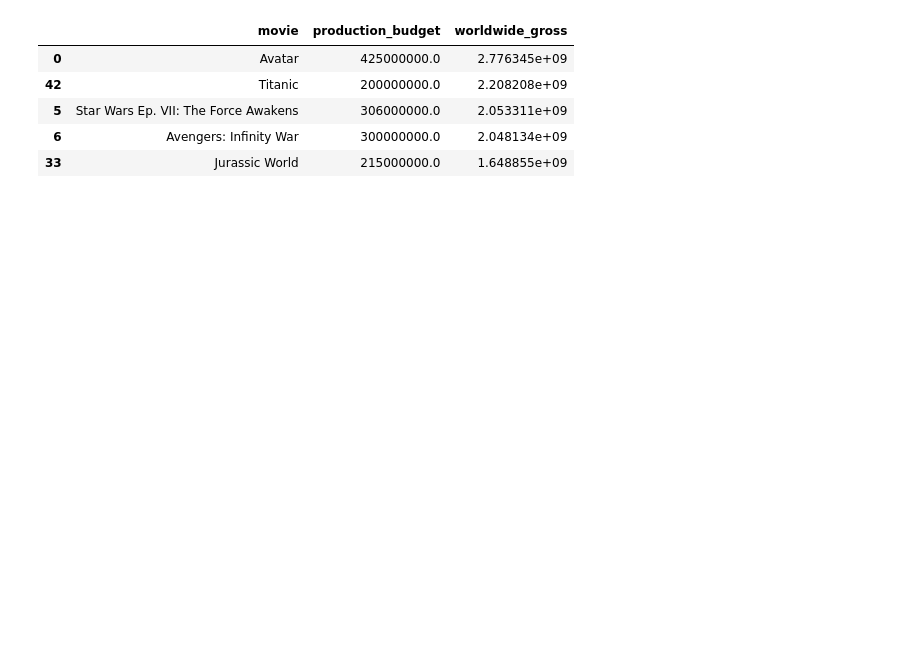
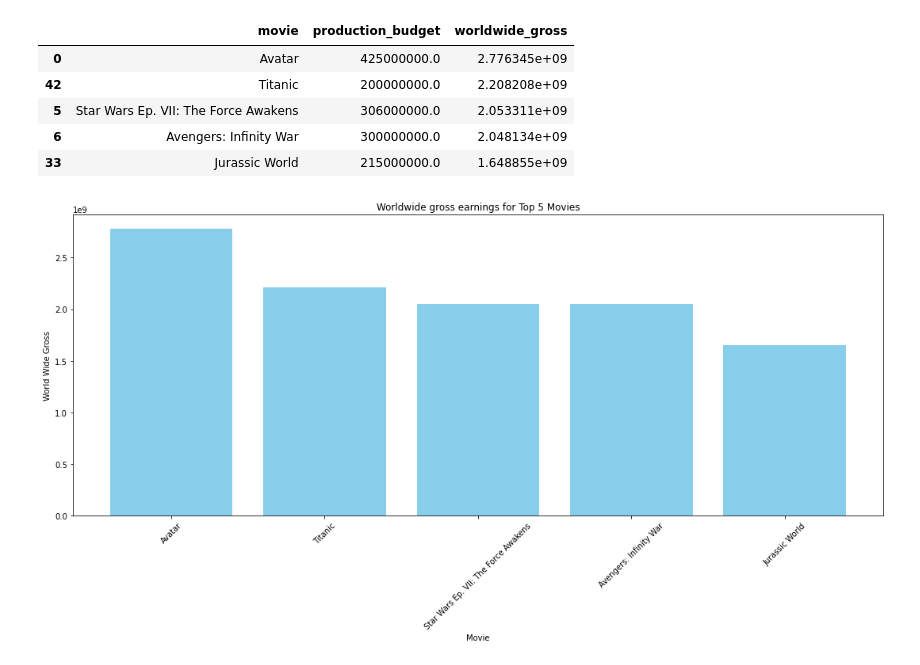
Before and after one commit to EdwinMbuthia/Project1, a Jupyter notebook: index.ipynb, the cells around one changed output. Cells and saved outputs as stored; diff of their text form; code cells hidden in the pictures; blank space fills up the shorter version.

Commit message:
Bar Graphs of WorldWide Gross Earnings and Production Budget for the top 5 highest earning Movies

```diff
--- a/index.ipynb
+++ b/index.ipynb
@@ -406,3 +406,14 @@ top_5_movies
 | 5 | Star Wars Ep. VII: The Force Awakens | 306000000.0 | 2.053311e+09 |
 | 6 | Avengers: Infinity War | 300000000.0 | 2.048134e+09 |
 | 33 | Jurassic World | 215000000.0 | 1.648855e+09 |
+# %%
+plt.figure(figsize=(15,8))
+plt.bar(top_5_movies['movie'], top_5_movies['worldwide_gross'], color='skyblue')
+plt.xlabel('Movie')
+plt.ylabel('World Wide Gross')
+plt.title('Worldwide gross earnings for Top 5 Movies')
+plt.xticks(rotation=45)
+plt.tight_layout()
+plt.show()
+# %% [output]
+[figure, added]
```
Also changed, not shown: parts of 1 cell of this notebook.
